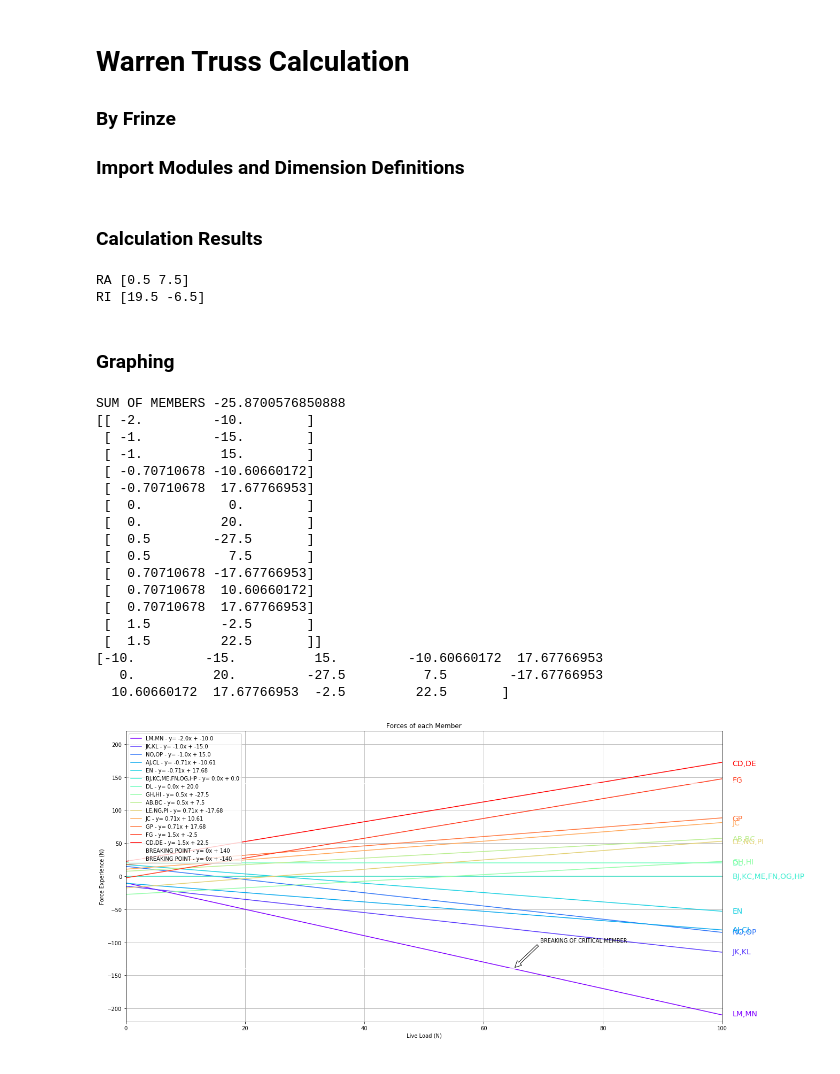
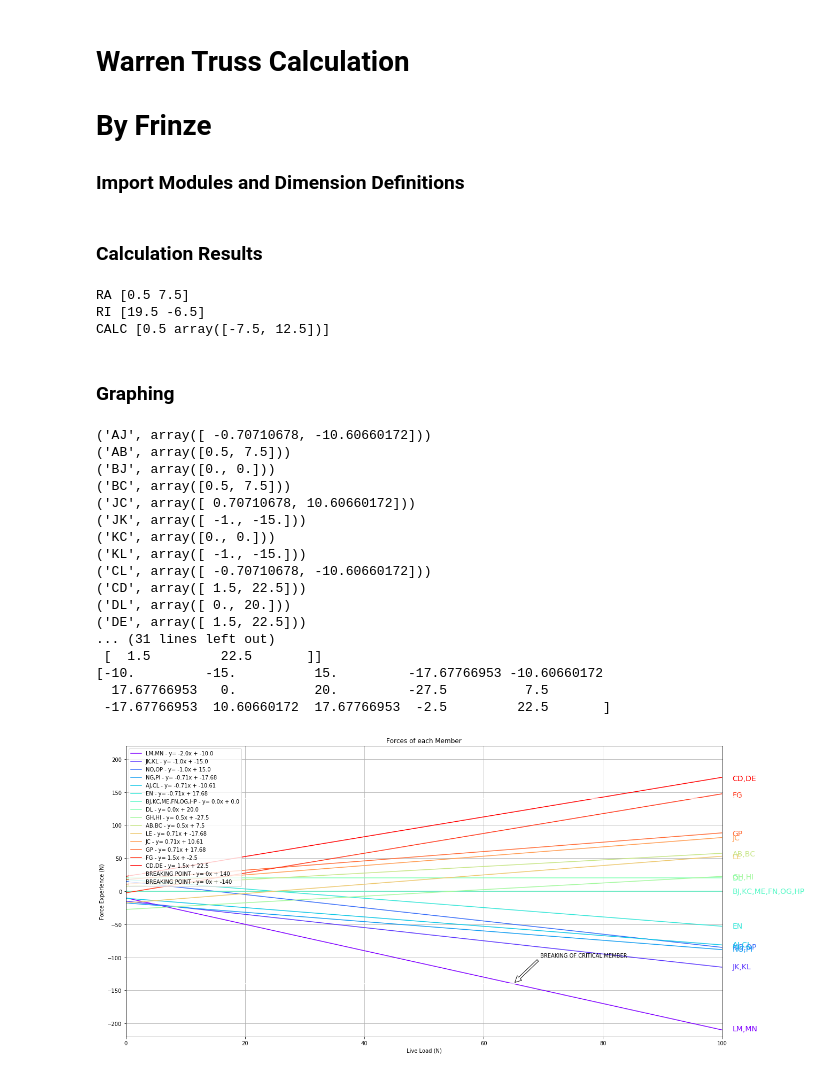
Before and after one commit to frinzekt/ENSC1002-Warren-Truss, a Jupyter notebook: warren.ipynb, the cells around one changed output. Drawn from its saved outputs; the diff is of its cells as text; code cells hidden in the pictures.

```diff
--- a/warren.ipynb
+++ b/warren.ipynb
@@ -1,6 +1,6 @@
 # %% [markdown]
 # Warren Truss Calculation
-### By Frinze
+# By Frinze
 ### Import Modules and Dimension Definitions
 # %%
 from matplotlib.pyplot import cm
@@ -116,7 +116,7 @@ EF = 5 * RA - np.array([1.0, 40.0])
 FN = np.zeros((2))
 FG = 5 * RA - np.array([1.0, 40.0])
 
-NG = (RA - np.array([0.0, 20.0])) / np.sin(ANGLE)
+NG = (RA - np.array([1, 20.0])) / np.sin(ANGLE)
 NO = -6 * RA + np.array([2.0, 60.0])
 
 OG = np.zeros((2))
@@ -128,46 +128,49 @@ GH = 7 * RA - np.array([3.0, 80.0])
 HP = np.zeros((2))
 HI = 7 * RA - np.array([3.0, 80.0])
 
-PI = (RA - np.array([0.0, 20.0])) / np.sin(ANGLE)
+PI = (RA - np.array([1, 20.0])) / np.sin(ANGLE)
+calc = (-RA + np.array([1, DL]))
+print("CALC", calc)
 # %% [output]
 RA [0.5 7.5]
 RI [19.5 -6.5]
+CALC [0.5 array([-7.5, 12.5])]
 # %% [markdown]
 ### Graphing
 # %%
 memberNames = np.array(["AJ", 'AB', 'BJ', 'BC', 'JC', 'JK', 'KC', 'KL', 'CL', 'CD', 'DL', 'DE', 'LE',
                         'LM', 'ME', 'MN', 'EN', 'FN', 'FG', 'NG', 'NO', 'OG', 'OP', 'GP', 'GH', 'HP', 'HI', 'PI'])
 members = np.array([AJ, AB, BJ, BC, JC, JK, KC, KL, CL, CD, DL, DE, LE,
                     LM, ME, MN, EN, FN, FG, NG, NO, OG, OP, GP, GH, HP, HI, PI])
-
+for i in zip(memberNames, members):
+    print(i)
 print("SUM OF MEMBERS", members.sum())
 uniqueMembers, index, dup_correspond_index = np.unique(
     members, axis=0, return_index=True, return_inverse=True)
 
 uniqueMemberNames = list(memberNames[index])
 
 for i, j in enumerate(dup_correspond_index):  # Append Non-Unique to Existing
     if(uniqueMemberNames[j] != memberNames[i]):
         uniqueMemberNames[j] += "," + memberNames[i]
 
 drawEachMember(uniqueMemberNames, members[index], Fmax)
 # %% [output]
-SUM OF MEMBERS -25.8700576850888
-[[ -2.         -10.        ]
- [ -1.         -15.        ]
- [ -1.          15.        ]
- [ -0.70710678 -10.60660172]
- [ -0.70710678  17.67766953]
- [  0.           0.        ]
- [  0.          20.        ]
- [  0.5        -27.5       ]
- [  0.5          7.5       ]
- [  0.70710678 -17.67766953]
- [  0.70710678  10.60660172]
- [  0.70710678  17.67766953]
- [  1.5         -2.5       ]
+('AJ', array([ -0.70710678, -10.60660172]))
+('AB', array([0.5, 7.5]))
+('BJ', array([0., 0.]))
+('BC', array([0.5, 7.5]))
+('JC', array([ 0.70710678, 10.60660172]))
+('JK', array([ -1., -15.]))
+('KC', array([0., 0.]))
+('KL', array([ -1., -15.]))
+('CL', array([ -0.70710678, -10.60660172]))
+('CD', array([ 1.5, 22.5]))
+('DL', array([ 0., 20.]))
+('DE', array([ 1.5, 22.5]))
+... (31 lines left out)
  [  1.5         22.5       ]]
-[-10.         -15.          15.         -10.60660172  17.67766953
-   0.          20.         -27.5          7.5        -17.67766953
-  10.60660172  17.67766953  -2.5         22.5       ]
+[-10.         -15.          15.         -17.67766953 -10.60660172
+  17.67766953   0.          20.         -27.5          7.5
+ -17.67766953  10.60660172  17.67766953  -2.5         22.5       ]
-[figure, old version]
+[figure, new version]
```
Also changed, not shown: 1 other file.
